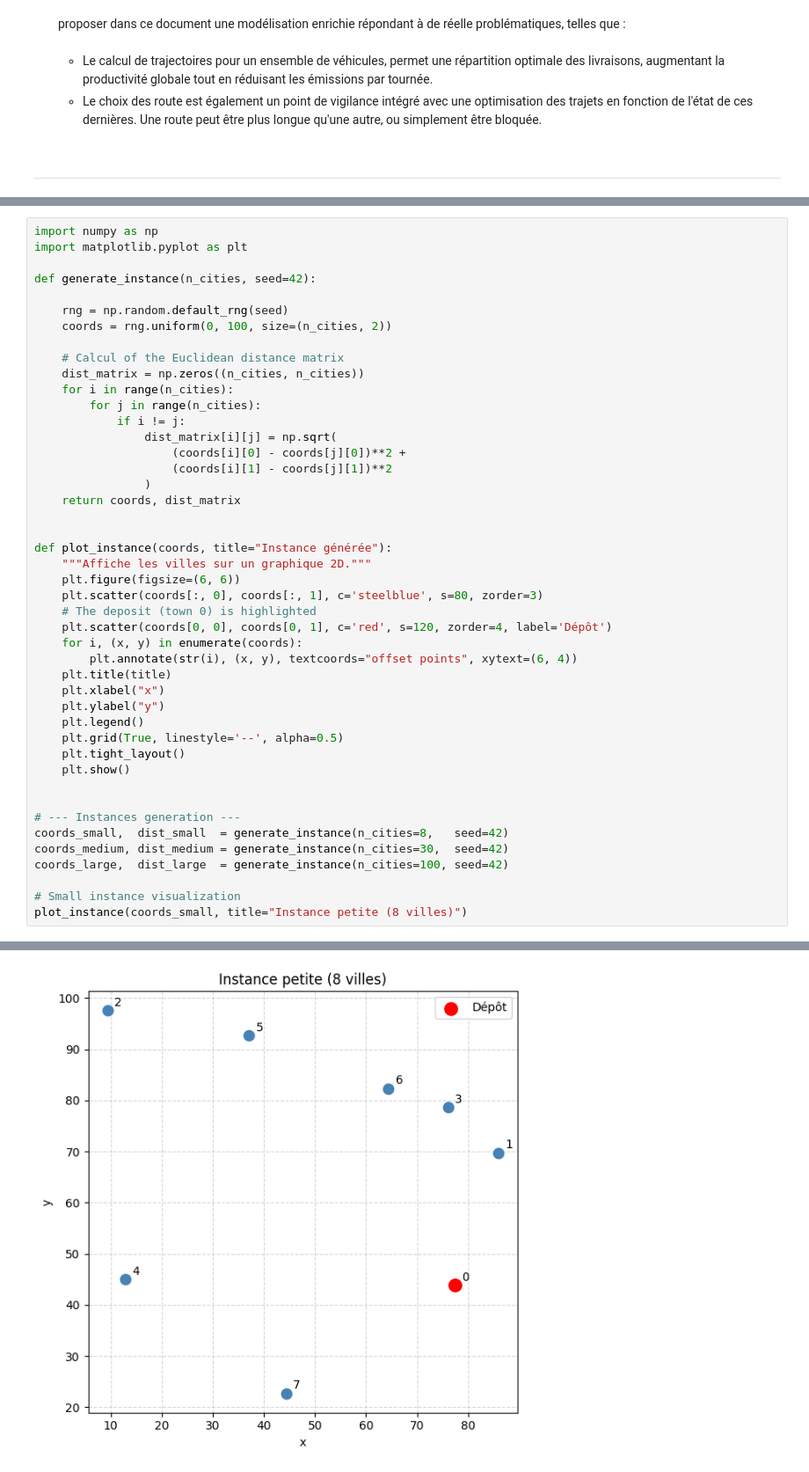
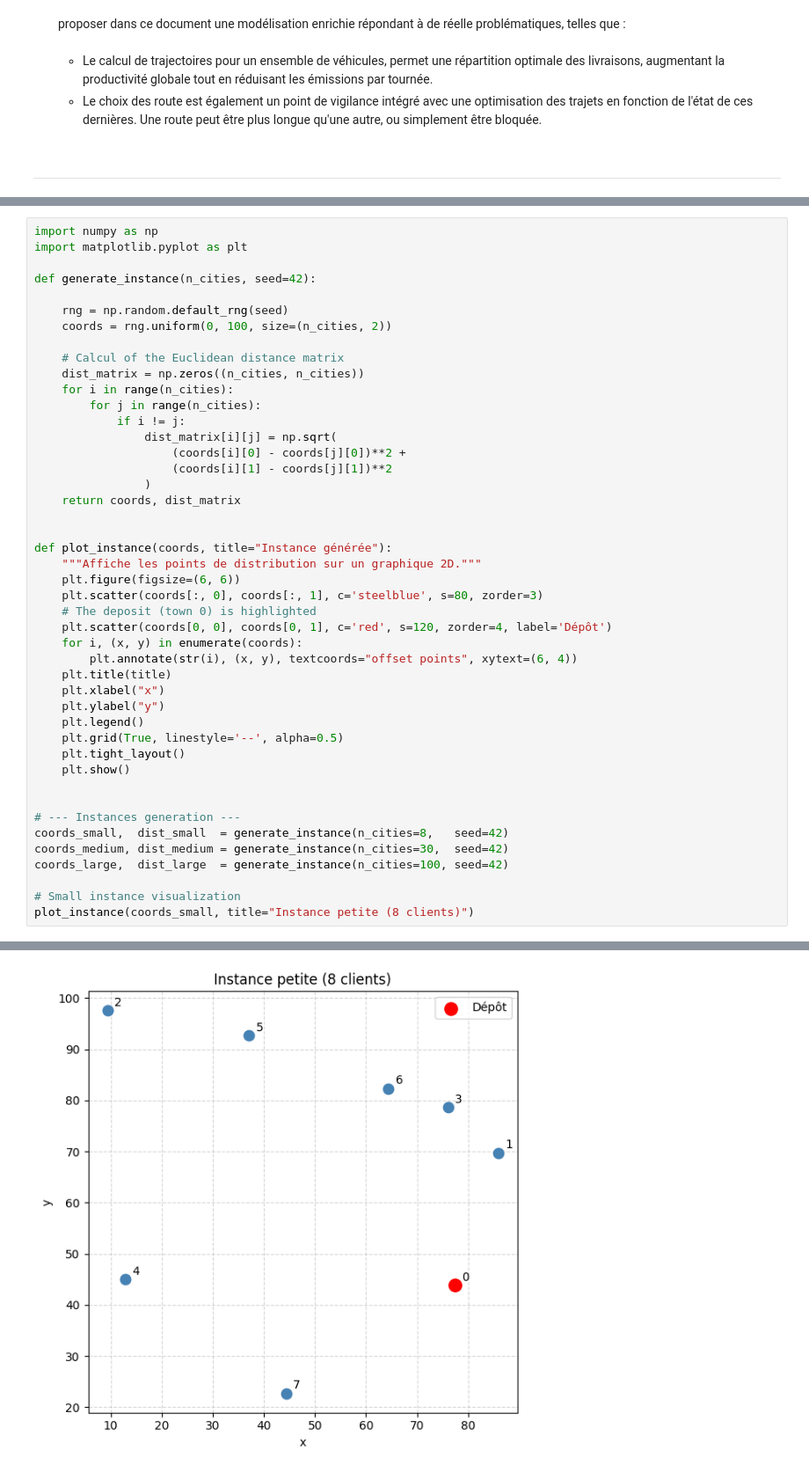
Before and after one commit to LonelyBadeline/CesiCDP, a Jupyter notebook: CesiCDP.ipynb, the cells around one changed output, grey strips where cells are left out. Shown at 88% size. Saved outputs shown, nothing was run; the diff lists cells and outputs as text.

```diff
--- a/CesiCDP.ipynb
+++ b/CesiCDP.ipynb
@@ -947,7 +959,7 @@ def generate_instance(n_cities, seed=42):
 
 
 def plot_instance(coords, title="Instance générée"):
-    """Affiche les villes sur un graphique 2D."""
+    """Affiche les points de distribution sur un graphique 2D."""
     plt.figure(figsize=(6, 6))
     plt.scatter(coords[:, 0], coords[:, 1], c='steelblue', s=80, zorder=3)
     # The deposit (town 0) is highlighted
@@ -969,5 +981,5 @@ coords_medium, dist_medium = generate_instance(n_cities=30,  seed=42)
 coords_large,  dist_large  = generate_instance(n_cities=100, seed=42)
 
 # Small instance visualization
-plot_instance(coords_small, title="Instance petite (8 villes)")
+plot_instance(coords_small, title="Instance petite (8 clients)")
 # %% [output]
@@ -992 +986 @@ Note: you may need to restart the kernel to use updated packages.
-[figure, old version]
+[figure, new version]
```
Also changed, not shown: parts of 13 cells of this notebook, 1 other file.
